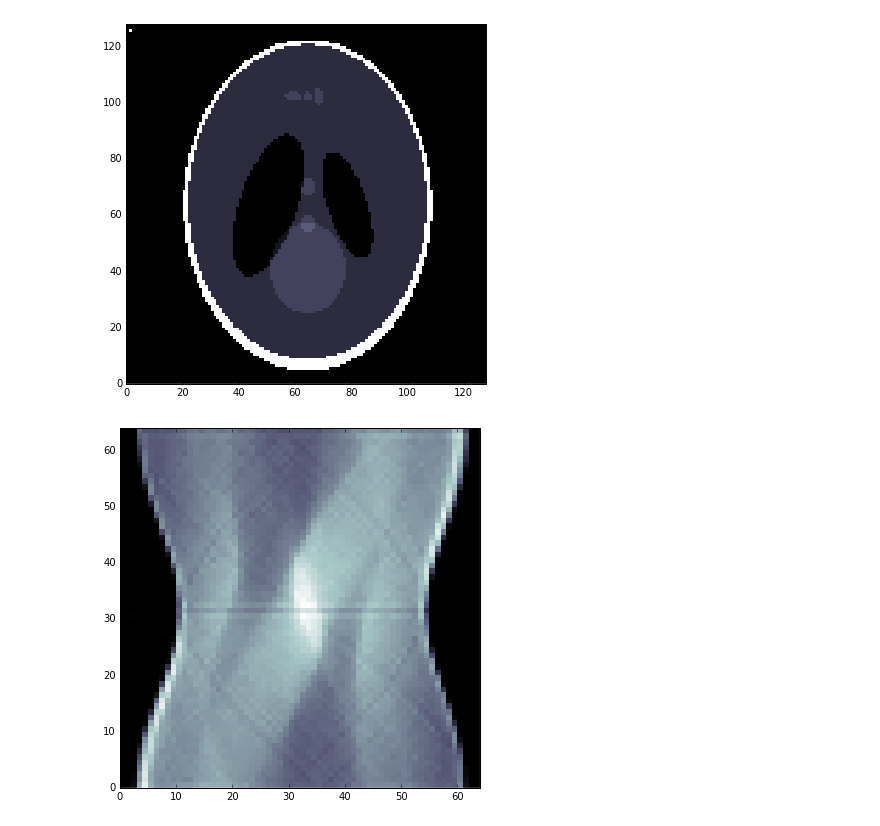
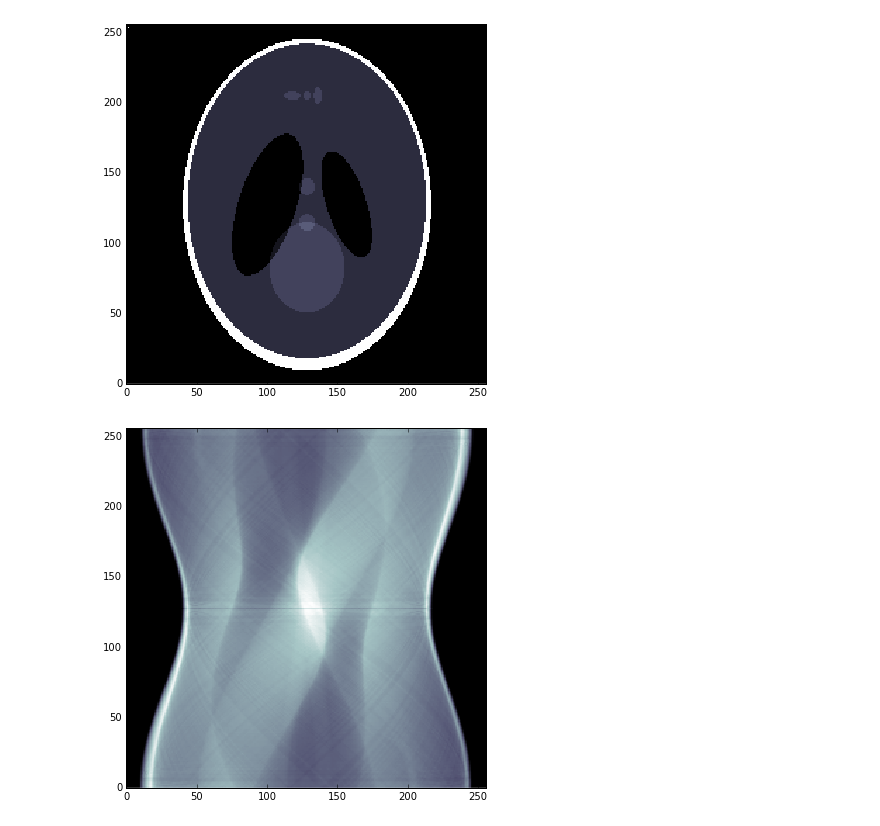
Before and after one commit to jwbuurlage/TPT, a Jupyter notebook: python/galactica_tests.ipynb, the cells around one changed output. Cells and saved outputs as stored; diff of their text form; code cells hidden in the pictures.

```diff
--- a/python/galactica_tests.ipynb
+++ b/python/galactica_tests.ipynb
@@ -3,15 +3,15 @@
 
 import tomo
 # %%
-k = 128
+k = 256
 volume = tomo.volume(k, k)
 phantom = tomo.modified_sl_phantom(volume)
 tomo.plot(phantom)
 # %% [output]
-[figure, old version]
+[figure, new version]
 # %%
-geometry = tomo.parallel_geometry(k // 2, k // 2, volume)
+geometry = tomo.parallel_geometry(k, k, volume)
 sino = tomo.forward_project(phantom, geometry)
 tomo.plot(sino)
 # %% [output]
-[figure, old version]
+[figure, new version]
```
Also changed, not shown: parts of 8 cells of this notebook, 12 other files.
